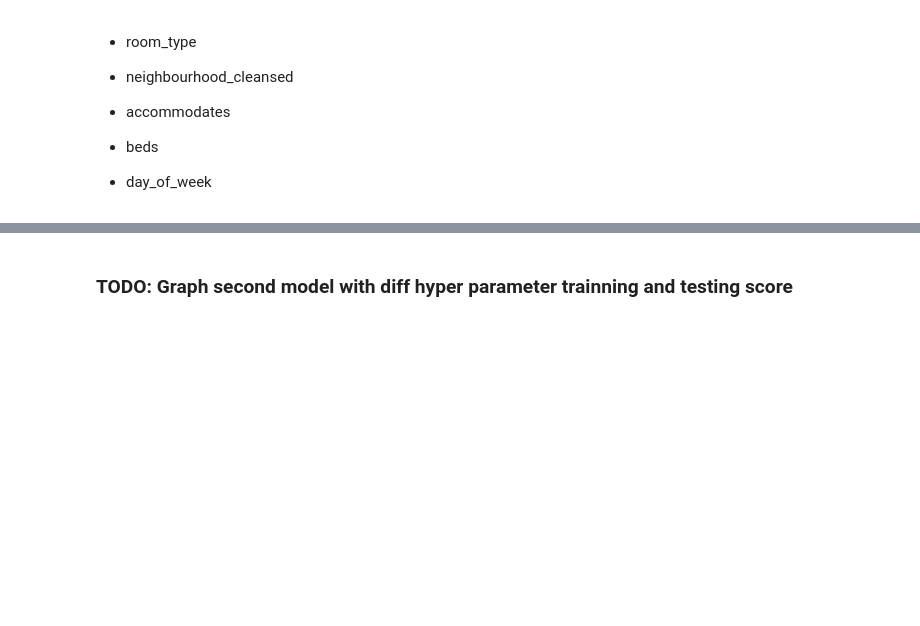
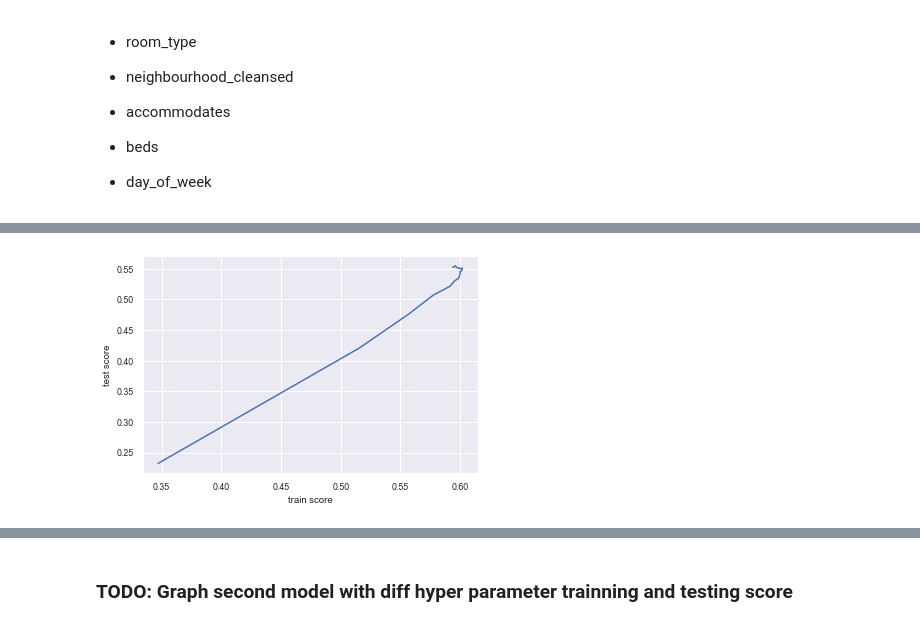
Before and after one commit to COGS118A/Group004-SP23, a Jupyter notebook: Checkpoint_Group004-SP23.ipynb, the cells around one changed output, grey strips where cells are left out. Drawn from its saved outputs; the diff is of its cells as text; code cells hidden in the pictures; blank space fills up the shorter version.

Commit message:
add graph

```diff
--- a/Checkpoint_Group004-SP23.ipynb
+++ b/Checkpoint_Group004-SP23.ipynb
@@ -563,0 +587,7 @@ test_err_lst
+# %%
+plt.plot(train_score,test_score)
+plt.xlabel('train score')
+plt.ylabel('test score')
+plt.show()
+# %% [output]
+[figure, added]
```
Also changed, not shown: parts of 7 cells of this notebook.
